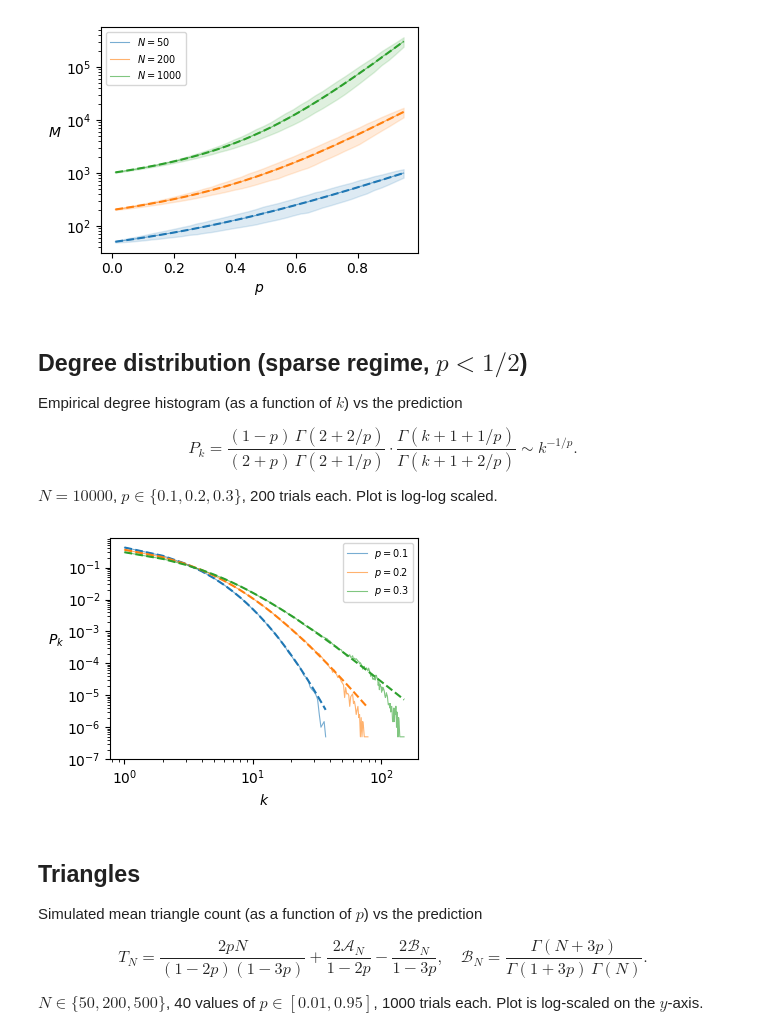
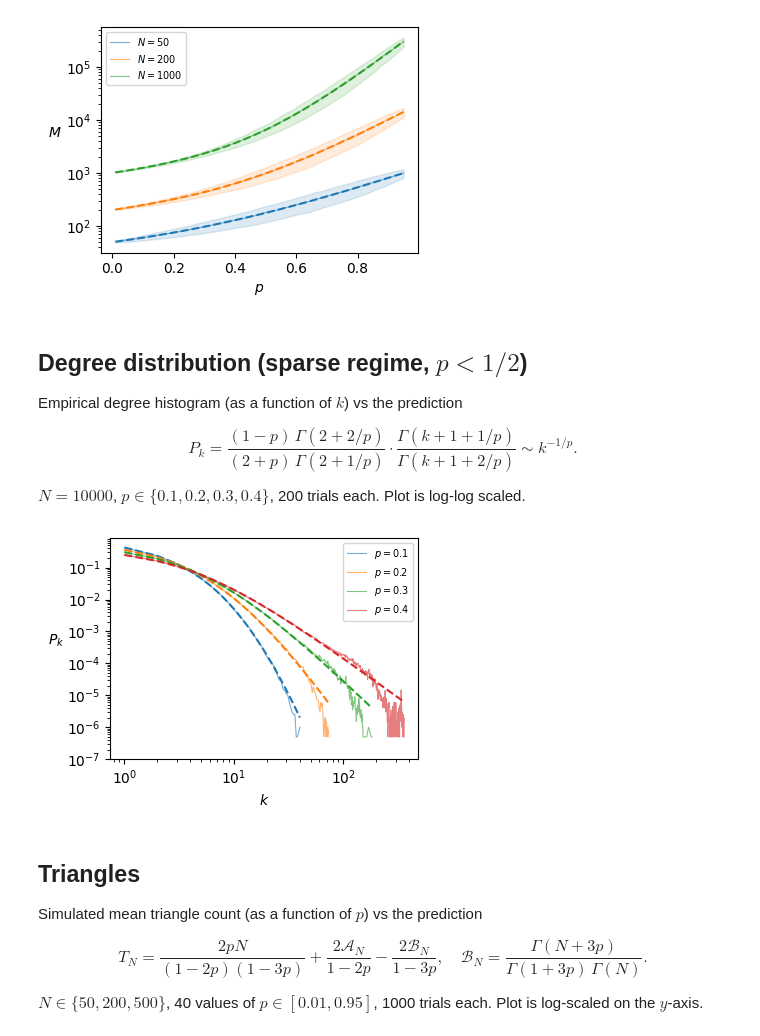
Before and after one commit to himetsai/math, a Jupyter notebook: Oxford/Networks/mini_project/experiments.ipynb, the cells around one changed output. Cells and saved outputs as stored; diff of their text form; code cells hidden in the pictures.

```diff
--- a/Oxford/Networks/mini_project/experiments.ipynb
+++ b/Oxford/Networks/mini_project/experiments.ipynb
@@ -103,41 +103,42 @@ Empirical degree histogram (as a function of $k$) vs the prediction
 
 $$P_k = \frac{(1-p)\,\Gamma(2+2/p)}{(2+p)\,\Gamma(2+1/p)} \cdot \frac{\Gamma(k+1+1/p)}{\Gamma(k+1+2/p)} \sim k^{-1/p}.$$
 
-$N = 10000$, $p \in \{0.1, 0.2, 0.3\}$, 200 trials each. Plot is log-log scaled.
+$N = 10000$, $p \in \{0.1, 0.2, 0.3, 0.4\}$, 200 trials each. Plot is log-log scaled.
 # %%
 N = 10000
+ps = [0.1, 0.2, 0.3, 0.4]
 trials = 200
 
 fig, ax = plt.subplots(figsize=(4, 3))
 
 all_data = {}
-for p in [0.1, 0.2, 0.3]:
+for p in ps:
     degs = Counter()
     for _ in range(trials):
         G = model(N, p)
         for _, d in G.degree():
             degs[d] += 1
     total = sum(degs.values())
     ks = sorted(degs.keys())
     Psim = [degs[k] / total for k in ks]
     all_data[p] = (ks, Psim)
     ax.plot(ks, Psim, '-', lw=0.8, alpha=0.6, label=f'$p={p}$')
 
-for i, p in enumerate([0.1, 0.2, 0.3]):
+for i, p in enumerate(ps):
     karr = np.arange(1, max(all_data[p][0]) + 1)
     ax.plot(karr, [Pk_theory(k, p) for k in karr], '--', color=f'C{i}', lw=1.5)
 
 ax.set_xscale('log')
 ax.set_yscale('log')
 ax.set_xlabel('$k$')
 ax.set_ylabel('$P_k$', rotation=0, labelpad=8)
 ax.set_ylim(bottom=1e-7)
 ax.legend(fontsize=7)
 plt.tight_layout()
 fig.savefig('figures/degree_distribution.pdf')
 plt.show()
 # %% [output]
-[figure, old version]
+[figure, new version]
 # %% [markdown]
 ## Triangles
 
```
Also changed, not shown: parts of 1 cell of this notebook, 3 other files.
